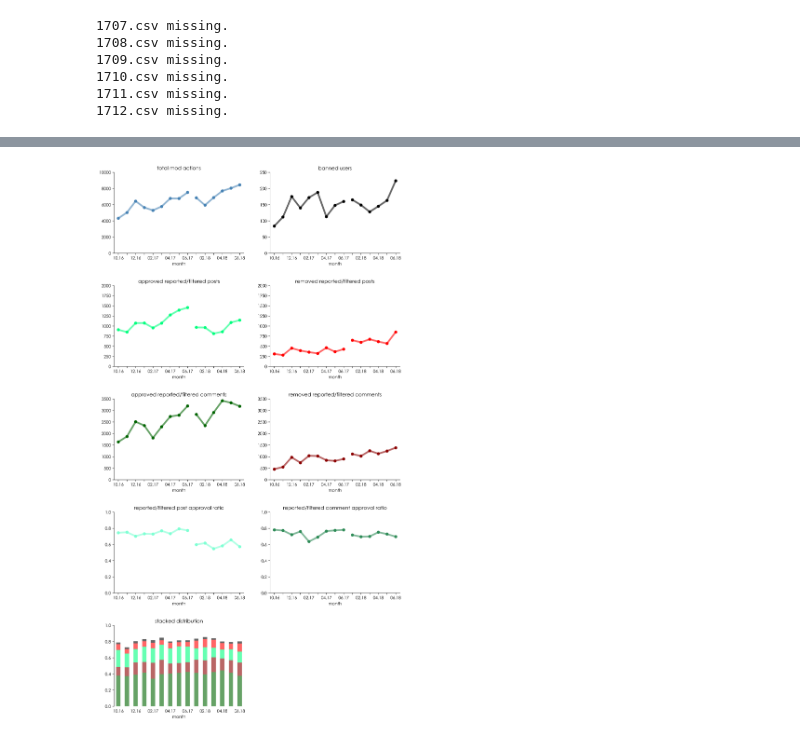
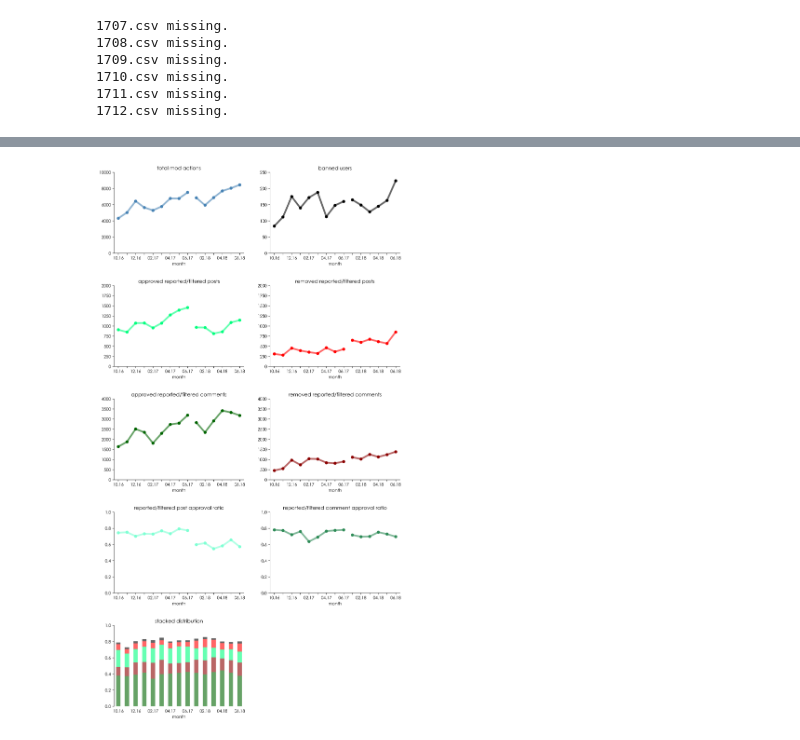
Before and after one commit to askLubich/ModStat, a Jupyter notebook: modStat.ipynb, the cells around one changed output, grey strips where cells are left out. Cells and saved outputs as stored; diff of their text form; code cells hidden in the pictures.

```diff
--- a/modStat.ipynb
+++ b/modStat.ipynb
@@ -160,13 +160,13 @@ ax[1][1].set_xlabel('month')
 
 ### Comment approval
 ax[2][0].bar(MonthsI, Data['approve comment'],width,linewidth=0, color='darkgreen', alpha=alpha)
-ax[2][0].set_ylim(0,3500)
+ax[2][0].set_ylim(0,4000)
 ax[2][0].set_title('approved reported/filtered comments')
 ax[2][0].set_xlabel('month')
 
 ### Comment removal
 ax[2][1].bar(MonthsI, Data['remove comment'],width,linewidth=0, color='darkred', alpha=alpha)
-ax[2][1].set_ylim(0,3500)
+ax[2][1].set_ylim(0,4000)
 ax[2][1].set_title('removed reported/filtered comments')
 ax[2][1].set_xlabel('month')
 
@@ -275,7 +275,7 @@ ax[1][1].set_xlabel('month')
 plotLine(ax[2][0], MonthsI, Data['approve comment'], Data['Holes'],
          args={'color': 'darkgreen', 'linewidth': linewidth, 'alpha': alpha_lines})
 ax[2][0].scatter(MonthsI, Data['approve comment'], s=pointwidth, color='darkgreen', alpha=alpha_points, lw=0)
-ax[2][0].set_ylim(0,3500)
+ax[2][0].set_ylim(0,4000)
 ax[2][0].set_title('approved reported/filtered comments')
 ax[2][0].set_xlabel('month')
 
@@ -283,7 +283,7 @@ ax[2][0].set_xlabel('month')
 plotLine(ax[2][1], MonthsI, Data['remove comment'], Data['Holes'],
          args={'color': 'darkred', 'linewidth': linewidth, 'alpha': alpha_lines})
 ax[2][1].scatter(MonthsI, Data['remove comment'], s=pointwidth, color='darkred', alpha=alpha_points, lw=0)
-ax[2][1].set_ylim(0,3500)
+ax[2][1].set_ylim(0,4000)
 ax[2][1].set_title('removed reported/filtered comments')
 ax[2][1].set_xlabel('month')
 
@@ -315,31 +315,31 @@ ax[4][0].bar(MonthsI, Data['remove post']/Data['Total'],
              width,linewidth=0, color='red', alpha=alpha_lines,
              bottom=(Data['approve comment']+Data['remove comment']+Data['approve post'])/Data['Total'])
 ax[4][0].bar(MonthsI, Data['ban user']/Data['Total'],
              width,linewidth=0, color='black', alpha=alpha_lines,
              bottom=(Data['approve comment']+Data['remove comment']+Data['approve post']+Data['remove post'])/Data['Total'])
 ax[4][0].set_ylim(0,1)
 ax[4][0].set_title('stacked distribution')
 ax[4][0].set_xlabel('month')
 
 ax[4][1].axis('off')
 
 
 for a in ax.flatten():
     a.set_xlim(-width,NMonths-width)
     a.set_xticks(MonthsI)
     a.set_xticklabels(Data['Months'])
     a.spines['top'].set_visible(False)
     a.spines['right'].set_visible(False)
     #a.spines['left'].set_visible(False)
 
     a.tick_params(top="off")
     a.tick_params(right="off")
     #a.tick_params(left="off")
 
     if a == ax[4][0]:
         a.spines['bottom'].set_visible(False)
         a.tick_params(bottom="off")
 
 plt.savefig('modStat_lines.png',bbox_inches='tight',dpi=500)
 # %% [output]
-[figure, old version]
+[figure, new version]
```
Also changed, not shown: parts of 1 cell of this notebook, 3 other files.
